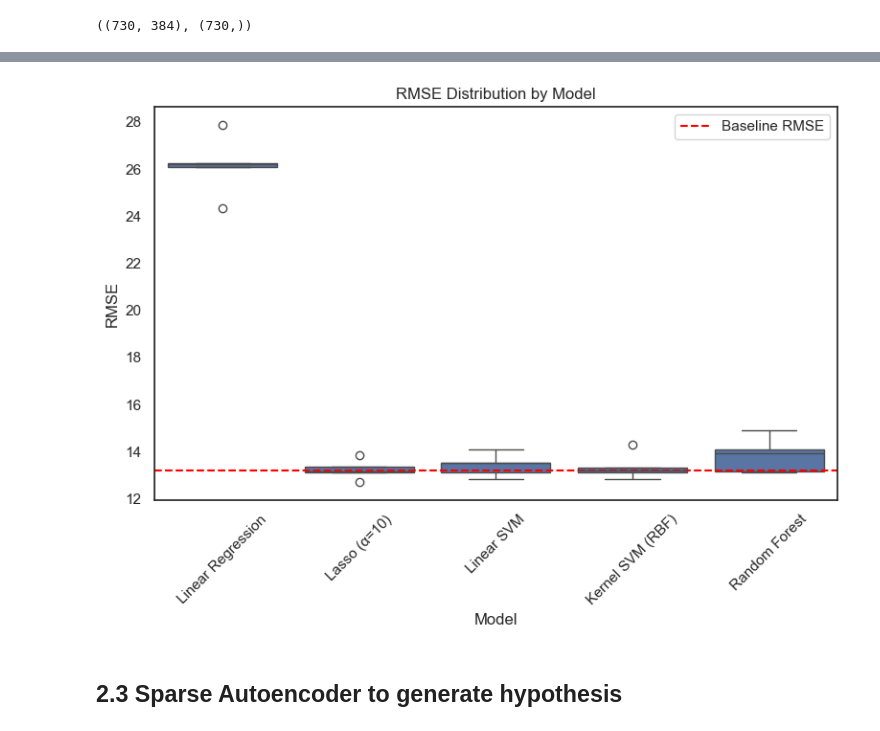
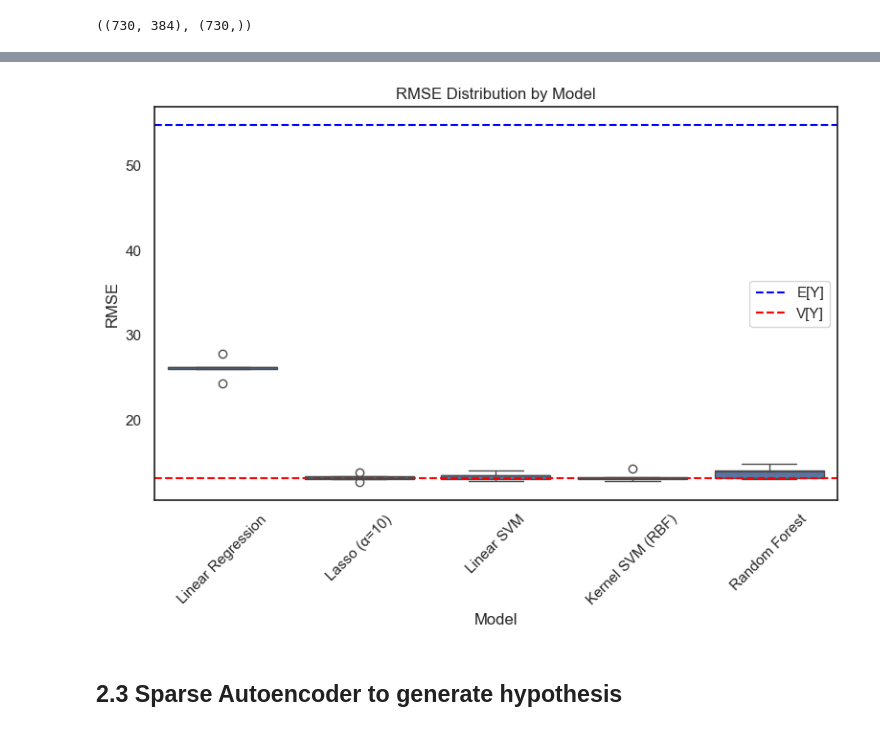
Before and after one commit to KataTech/scaling-LLM-persuasion, a Jupyter notebook: data_analysis/analysis.ipynb, the cells around one changed output, grey strips where cells are left out. Cells and saved outputs as stored; diff of their text form; code cells hidden in the pictures.

Commit message:
Included the model prediction plot with the E[Y], all models do remarkably better

```diff
--- a/data_analysis/analysis.ipynb
+++ b/data_analysis/analysis.ipynb
@@ -646,18 +629,23 @@ df_rmse
 # %%
+df_rmse = pd.read_csv("predictor_rmse.csv")
+
 # Plot RMSE distributions
 plt.figure(figsize=(8, 6))
 sns.boxplot(x="Model", y="Score", data=df_rmse)
 plt.title("RMSE Distribution by Model")
 plt.ylabel("RMSE")
 plt.xlabel("Model")
 plt.xticks(rotation=45)
 # plot horizontal baseline
+expectation_y = np.mean(y)
 baseline_rmse = np.sqrt(np.mean((y - np.mean(y))**2))
-plt.axhline(baseline_rmse, color='red', linestyle='--', label='Baseline RMSE')
+plt.axhline(expectation_y, color='blue', linestyle='--', label='E[Y]')
+plt.axhline(baseline_rmse, color='red', linestyle='--', label='V[Y]')
 plt.legend()
 plt.tight_layout()
+plt.savefig("plot_rmse_prediction.png", dpi=200)
 # %% [output]
-[figure, old version]
+[figure, new version]
 # %% [markdown]
 ## 2.3 Sparse Autoencoder to generate hypothesis
 # %%
```
Also changed, not shown: parts of 1 cell of this notebook, 2 other files.
